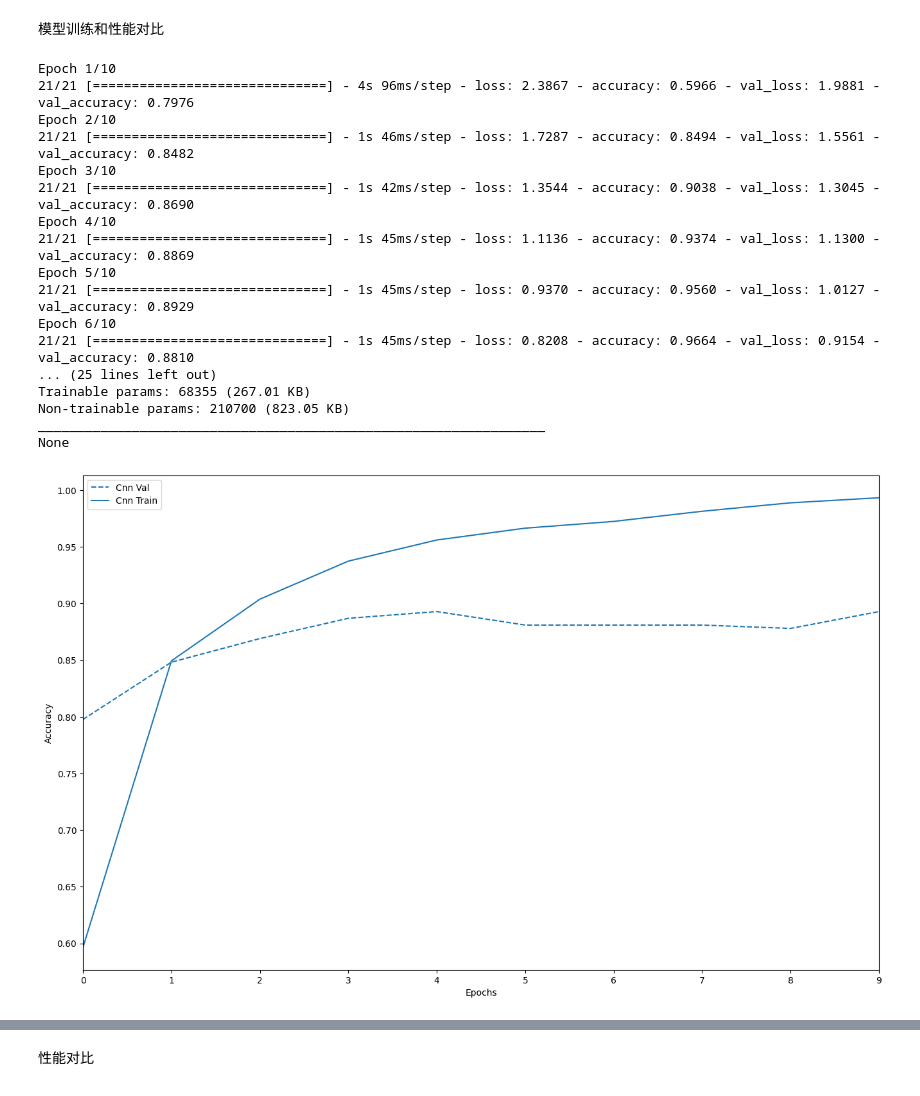
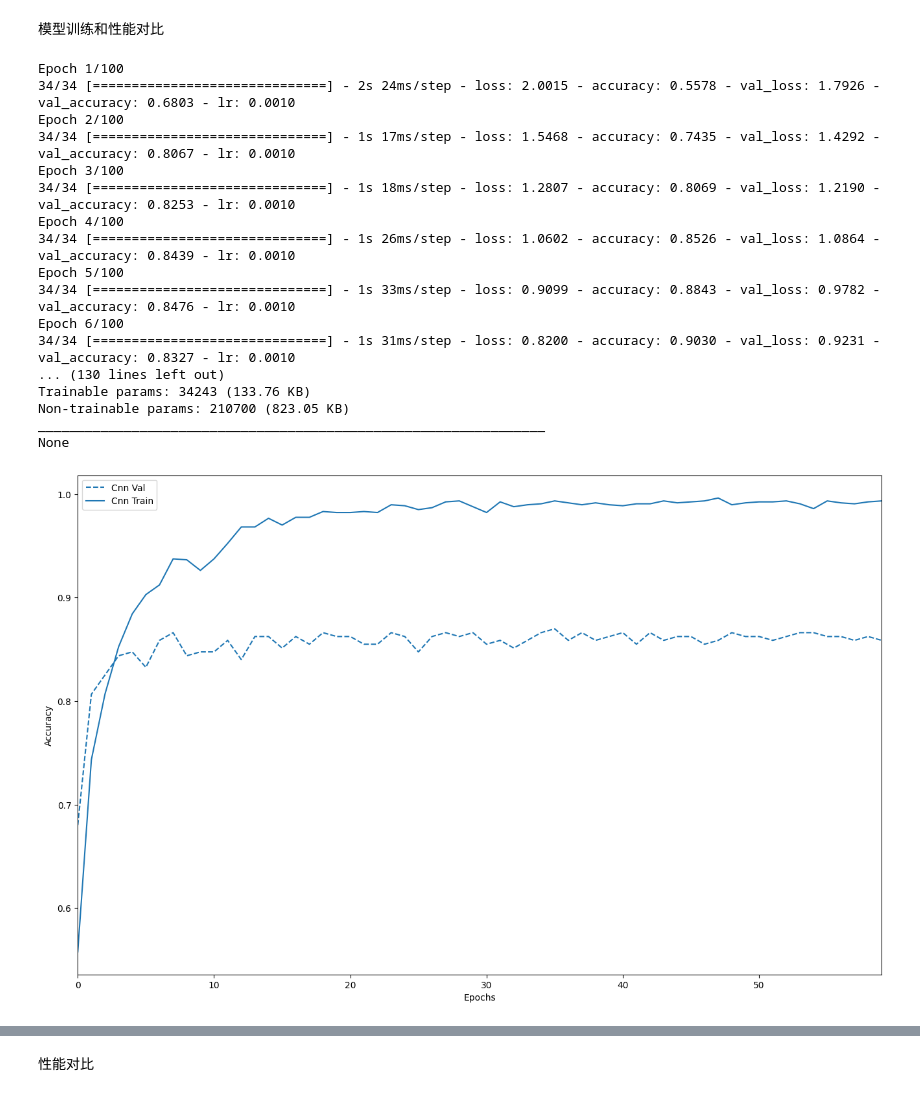
Before and after one commit to boyer-li/sentiment-classification, a Jupyter notebook: SentimentAnalysis_CNN.ipynb, the cells around one changed output, grey strips where cells are left out. Drawn from its saved outputs; the diff is of its cells as text; code cells hidden in the pictures.

```diff
--- a/SentimentAnalysis_CNN.ipynb
+++ b/SentimentAnalysis_CNN.ipynb
@@ -220,41 +214,72 @@ L2正则化
 # %%
 from tensorflow.keras.regularizers import l2
+from tensorflow.keras.callbacks import EarlyStopping
+from tensorflow.keras.optimizers import Adam
+from tensorflow.keras.callbacks import LearningRateScheduler
+
+# 学习率衰减函数
+def scheduler(epoch, lr):
+    if epoch < 10:
+        return lr
+    else:
+        return lr * np.exp(-0.1)
 
 def build_cnn_model(input_dim, output_dim, input_length, embedding_matrix):
     model = Sequential([
         Embedding(input_dim=input_dim, output_dim=output_dim, weights=[embedding_matrix], input_length=input_length, trainable=False),
-        Conv1D(filters=128, kernel_size=5, activation='relu', kernel_regularizer=l2(0.01)),  # 添加L2正则化
+        Conv1D(filters=64, kernel_size=5, activation='relu', kernel_regularizer=l2(0.01)),  # 减少了filters数量以简化模型
+        Dropout(0.3),  # 添加Dropout层
         GlobalMaxPooling1D(),
         Dense(32, activation='relu', kernel_regularizer=l2(0.01)),
+        Dropout(0.3),  # 添加Dropout层
         Dense(3, activation='softmax')
     ])
-    model.compile(optimizer='adam', loss='categorical_crossentropy', metrics=['accuracy'])
+    # 使用带有初始学习率的Adam优化器
+    optimizer = Adam(learning_rate=0.001)
+    model.compile(optimizer=optimizer, loss='categorical_crossentropy', metrics=['accuracy'])
     return model
 
 cnn_model = build_cnn_model(input_dim=len(tokenizer.word_index) + 1, output_dim=embedding_dim, input_length=100, embedding_matrix=embedding_matrix)
+
+# 学习率衰减回调
+lr_schedule = LearningRateScheduler(scheduler)
+
+# 早停回调函数
+early_stopping = EarlyStopping(monitor='val_loss',  # 监控验证集损失
+                               patience=5,          # 在5个epoch内没有改进则停止训练
+                               verbose=1,           # 打印详细信息
+                               restore_best_weights=True)  # 恢复到最佳模型权重
+
+# 划分训练集和测试集
+X_train, X_test, y_train, y_test = train_test_split(X_pad, y_categorical, test_size=0.2, random_state=42)
 # %%
 X_train, X_test, y_train, y_test = train_test_split(X_pad, y_categorical, test_size=0.2, random_state=42)
 # %% [markdown]
 模型训练和性能对比
 # %%
-# CNN模型训练
-history_cnn = cnn_model.fit(X_train, y_train, epochs=10, validation_data=(X_test, y_test), batch_size=64)
+# 训练模型时添加学习率衰减的回调
+history = cnn_model.fit(X_train, y_train,
+                        validation_split=0.2,
+                        epochs=100,
+                        batch_size=32,
+                        callbacks=[early_stopping, lr_schedule])  # 添加学习率调度回调
+
 print(cnn_model.summary())
 # %% [output]
-Epoch 1/10
-21/21 [==============================] - 4s 96ms/step - loss: 2.3867 - accuracy: 0.5966 - val_loss: 1.9881 - val_accuracy: 0.7976
-Epoch 2/10
-21/21 [==============================] - 1s 46ms/step - loss: 1.7287 - accuracy: 0.8494 - val_loss: 1.5561 - val_accuracy: 0.8482
-Epoch 3/10
-21/21 [==============================] - 1s 42ms/step - loss: 1.3544 - accuracy: 0.9038 - val_loss: 1.3045 - val_accuracy: 0.8690
-Epoch 4/10
-21/21 [==============================] - 1s 45ms/step - loss: 1.1136 - accuracy: 0.9374 - val_loss: 1.1300 - val_accuracy: 0.8869
-Epoch 5/10
-21/21 [==============================] - 1s 45ms/step - loss: 0.9370 - accuracy: 0.9560 - val_loss: 1.0127 - val_accuracy: 0.8929
-Epoch 6/10
-21/21 [==============================] - 1s 45ms/step - loss: 0.8208 - accuracy: 0.9664 - val_loss: 0.9154 - val_accuracy: 0.8810
-... (25 lines left out)
-Trainable params: 68355 (267.01 KB)
+Epoch 1/100
+34/34 [==============================] - 2s 24ms/step - loss: 2.0015 - accuracy: 0.5578 - val_loss: 1.7926 - val_accuracy: 0.6803 - lr: 0.0010
+Epoch 2/100
+34/34 [==============================] - 1s 17ms/step - loss: 1.5468 - accuracy: 0.7435 - val_loss: 1.4292 - val_accuracy: 0.8067 - lr: 0.0010
+Epoch 3/100
+34/34 [==============================] - 1s 18ms/step - loss: 1.2807 - accuracy: 0.8069 - val_loss: 1.2190 - val_accuracy: 0.8253 - lr: 0.0010
+Epoch 4/100
+34/34 [==============================] - 1s 26ms/step - loss: 1.0602 - accuracy: 0.8526 - val_loss: 1.0864 - val_accuracy: 0.8439 - lr: 0.0010
+Epoch 5/100
+34/34 [==============================] - 1s 33ms/step - loss: 0.9099 - accuracy: 0.8843 - val_loss: 0.9782 - val_accuracy: 0.8476 - lr: 0.0010
+Epoch 6/100
+34/34 [==============================] - 1s 31ms/step - loss: 0.8200 - accuracy: 0.9030 - val_loss: 0.9231 - val_accuracy: 0.8327 - lr: 0.0010
+... (130 lines left out)
+Trainable params: 34243 (133.76 KB)
 Non-trainable params: 210700 (823.05 KB)
 _________________________________________________________________
 None
@@ -277,7 +302,7 @@ def plot_history(histories, key='accuracy'):
     plt.xlim([0,max(history.epoch)])
 # %%
 # 绘制模型性能
-plot_history([('cnn', history_cnn)], key='accuracy')
+plot_history([('cnn', history)], key='accuracy')
 # %% [output]
-[figure, old version]
+[figure, new version]
 # %%
```
Also changed, not shown: parts of 13 cells of this notebook.
